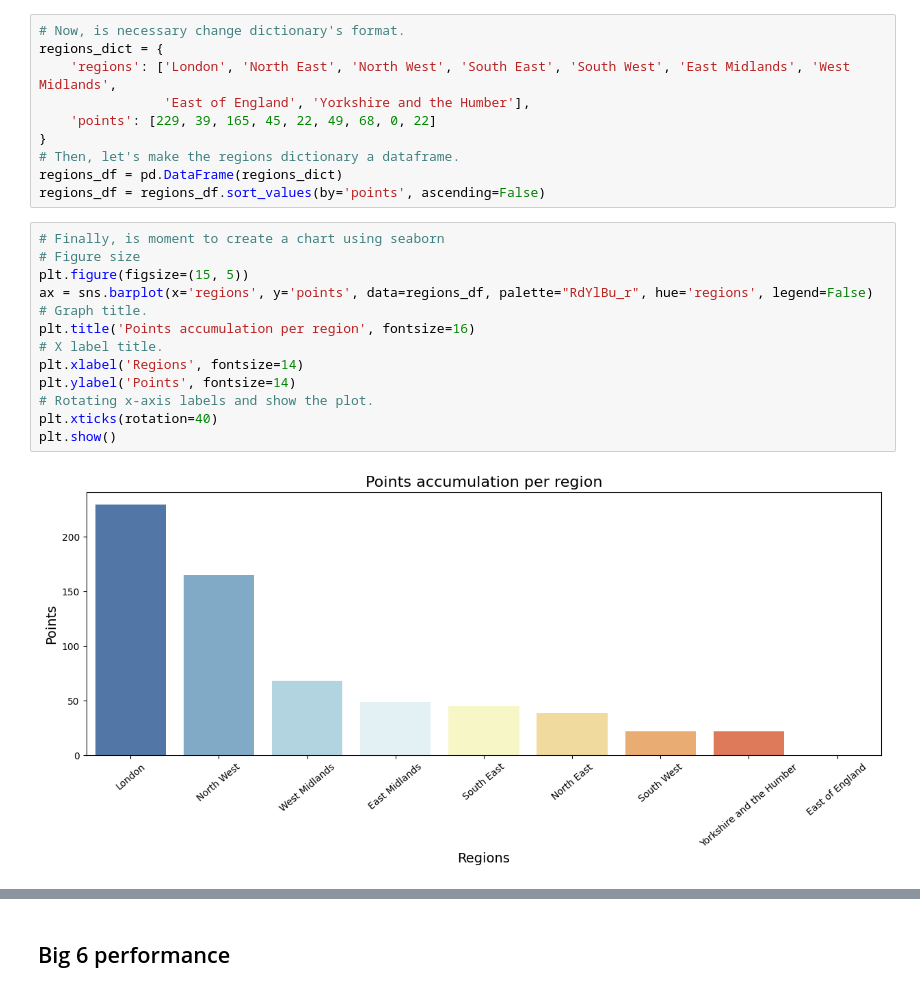
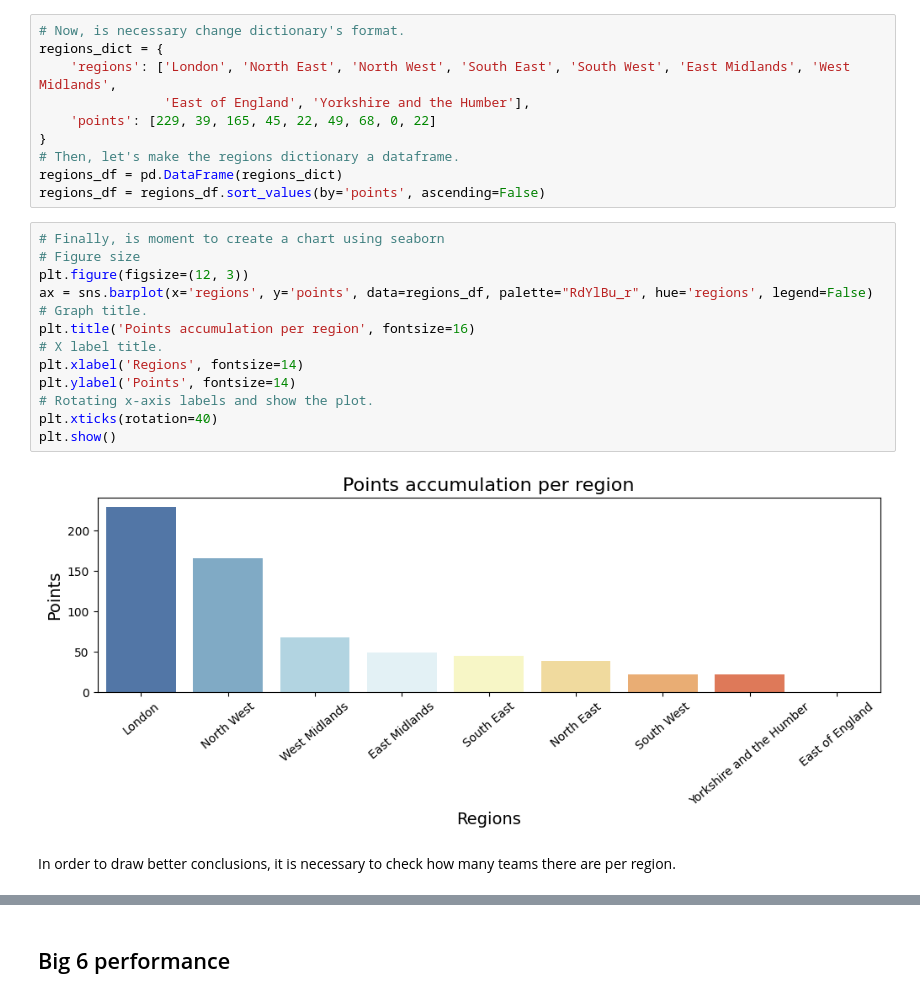
Before and after one commit to tru17189/Deep-analysis-Premier-League-2022-23, a Jupyter notebook: Deep analysis Premier league 2022-23.ipynb, the cells around one changed output, grey strips where cells are left out. Cells and saved outputs as stored; diff of their text form.

Commit message:
conclusions

```diff
--- a/Deep analysis Premier league 2022-23.ipynb
+++ b/Deep analysis Premier league 2022-23.ipynb
@@ -373,15 +384,17 @@ regions_df = regions_df.sort_values(by='points', ascending=False)
 # %%
 # Finally, is moment to create a chart using seaborn
 # Figure size
-plt.figure(figsize=(15, 5))
+plt.figure(figsize=(12, 3))
 ax = sns.barplot(x='regions', y='points', data=regions_df, palette="RdYlBu_r", hue='regions', legend=False)
 # Graph title.
 plt.title('Points accumulation per region', fontsize=16)
 # X label title.
 plt.xlabel('Regions', fontsize=14)
 plt.ylabel('Points', fontsize=14)
 # Rotating x-axis labels and show the plot.
 plt.xticks(rotation=40)
 plt.show()
 # %% [output]
-[figure, old version]
+[figure, new version]
+# %% [markdown]
+In order to draw better conclusions, it is necessary to check how many teams there are per region.
```
Also changed, not shown: parts of 12 cells of this notebook, 1 other file.
